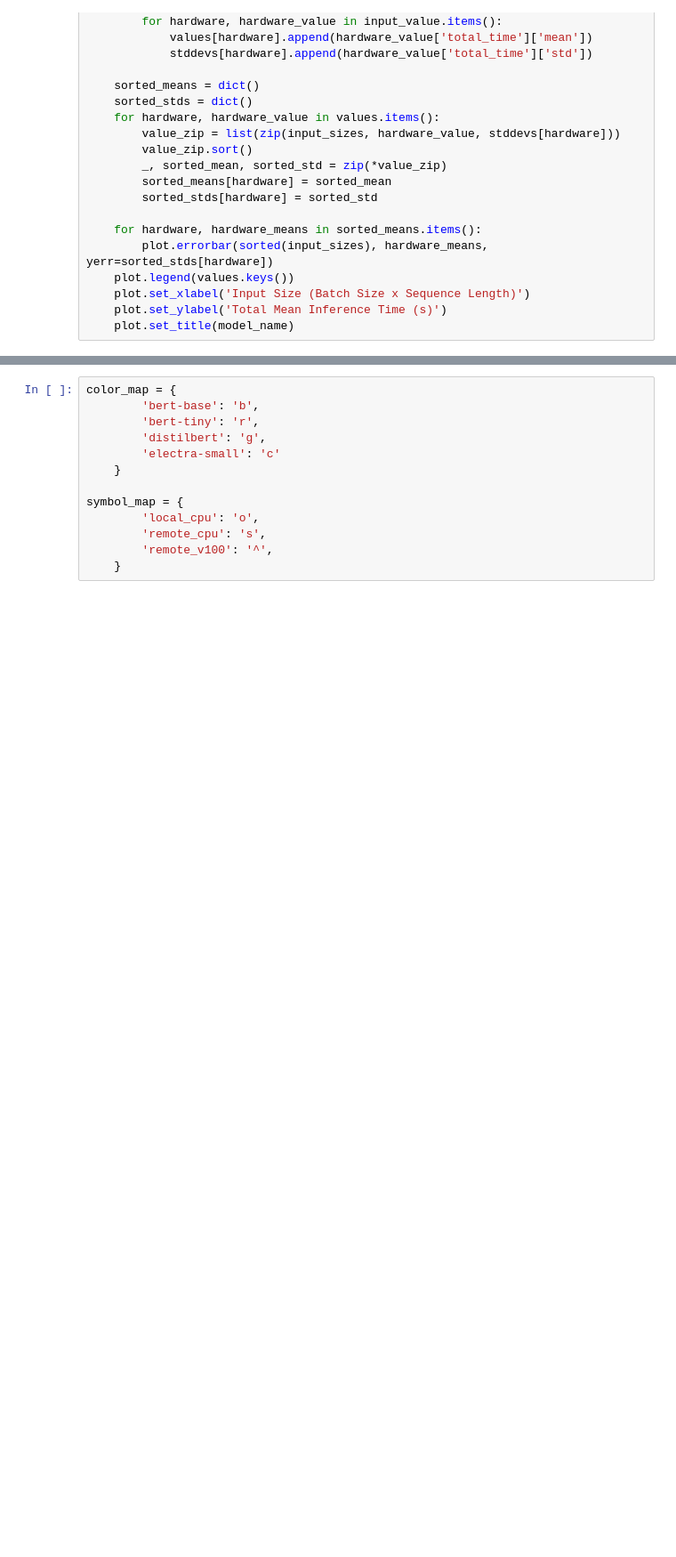
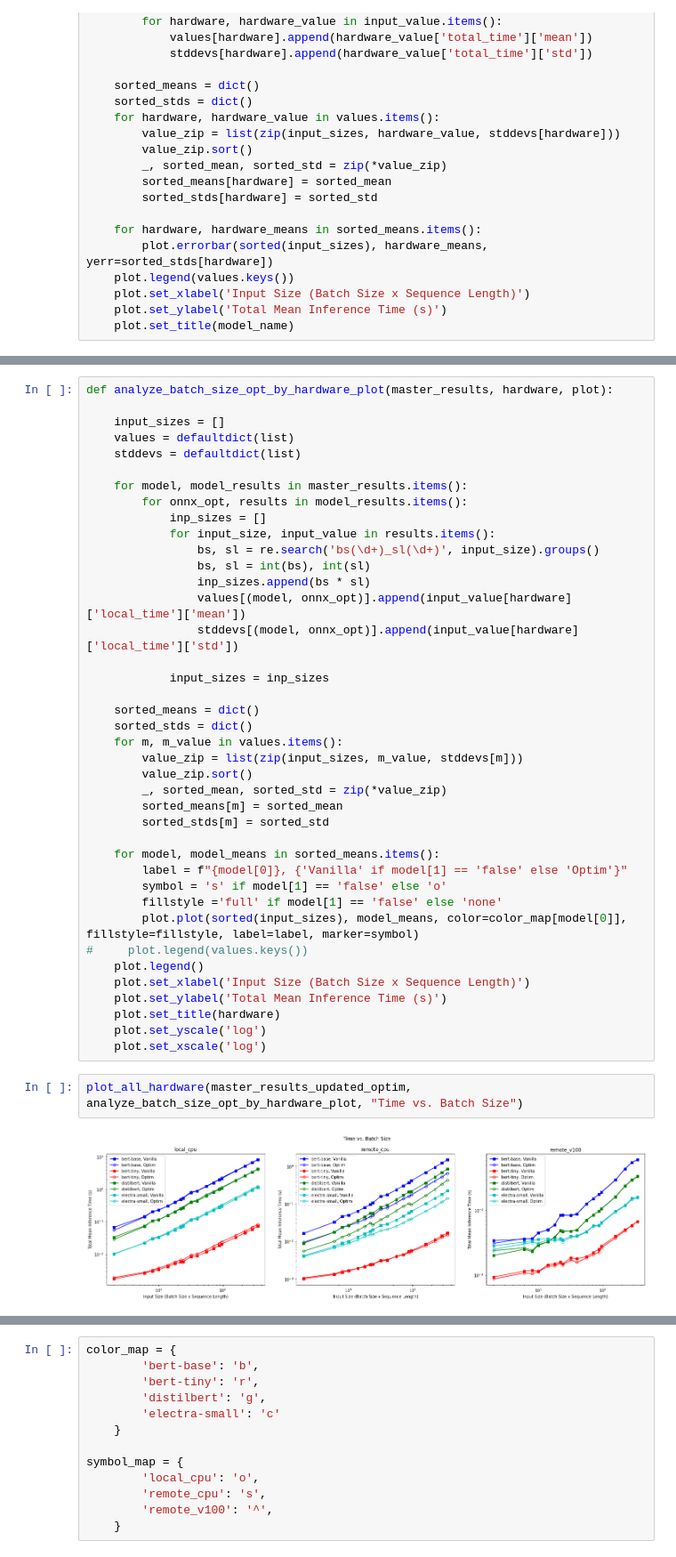
Before and after one commit to kharkarag/practical-transformer-deployment, a Jupyter notebook: Analysis-Anant.ipynb, the cells around one changed output, grey strips where cells are left out. Shown at 89% size. Drawn from its saved outputs; the diff is of its cells as text; blank space fills up the shorter version.

```diff
--- a/Analysis-Anant.ipynb
+++ b/Analysis-Anant.ipynb
@@ -115 +171,45 @@ def analyze_batch_size_plot(model_results, model_name, plot, onnx_opt='false'):
+# %%
+def analyze_batch_size_opt_by_hardware_plot(master_results, hardware, plot):
+
+    input_sizes = []
+    values = defaultdict(list)
+    stddevs = defaultdict(list)
+
+    for model, model_results in master_results.items():
+        for onnx_opt, results in model_results.items():
+            inp_sizes = []
+            for input_size, input_value in results.items():
+                bs, sl = re.search('bs(\d+)_sl(\d+)', input_size).groups()
+                bs, sl = int(bs), int(sl)
+                inp_sizes.append(bs * sl)
+                values[(model, onnx_opt)].append(input_value[hardware]['local_time']['mean'])
+                stddevs[(model, onnx_opt)].append(input_value[hardware]['local_time']['std'])
+
+            input_sizes = inp_sizes
+
+    sorted_means = dict()
+    sorted_stds = dict()
+    for m, m_value in values.items():
+        value_zip = list(zip(input_sizes, m_value, stddevs[m]))
+        value_zip.sort()
+        _, sorted_mean, sorted_std = zip(*value_zip)
+        sorted_means[m] = sorted_mean
+        sorted_stds[m] = sorted_std
+
+    for model, model_means in sorted_means.items():
+        label = f"{model[0]}, {'Vanilla' if model[1] == 'false' else 'Optim'}"
+        symbol = 's' if model[1] == 'false' else 'o'
+        fillstyle ='full' if model[1] == 'false' else 'none'
+        plot.plot(sorted(input_sizes), model_means, color=color_map[model[0]], fillstyle=fillstyle, label=label, marker=symbol)
+#     plot.legend(values.keys())
+    plot.legend()
+    plot.set_xlabel('Input Size (Batch Size x Sequence Length)')
+    plot.set_ylabel('Total Mean Inference Time (s)')
+    plot.set_title(hardware)
+    plot.set_yscale('log')
+    plot.set_xscale('log')
+# %%
+plot_all_hardware(master_results_updated_optim, analyze_batch_size_opt_by_hardware_plot, "Time vs. Batch Size")
+# %% [output]
+[figure, added]
 # %%
```
Also changed, not shown: parts of 14 cells of this notebook, 5 other files.
